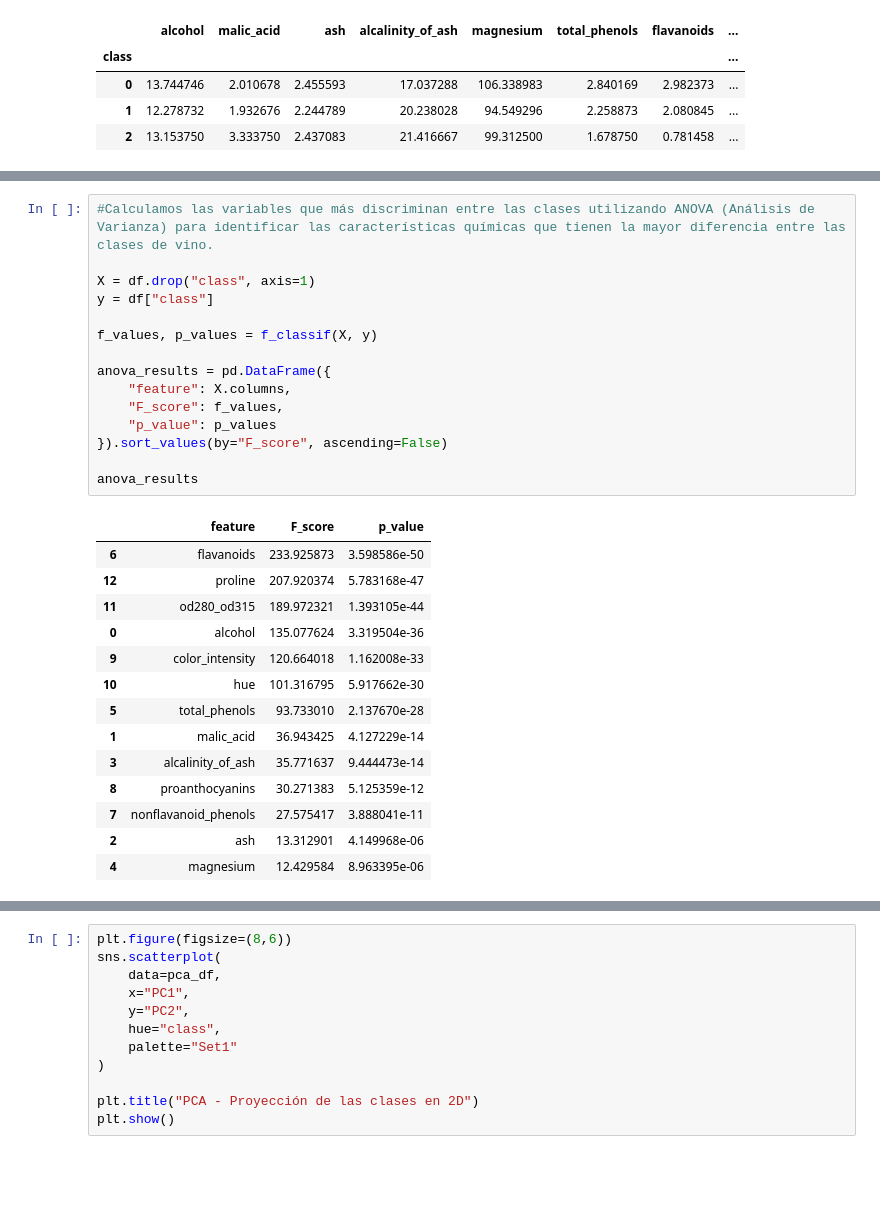
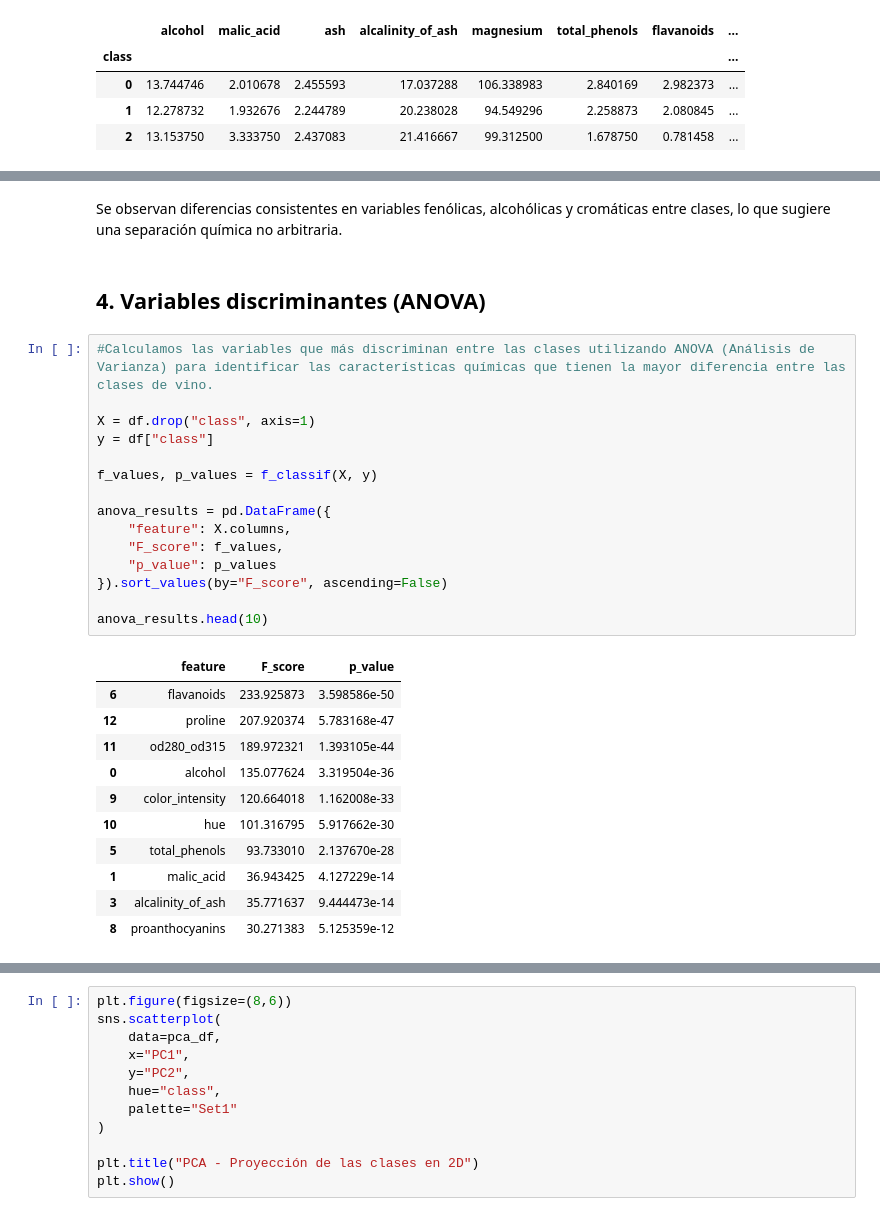
Before and after one commit to LautaroDA2205/Wine-ML, a Jupyter notebook: notebooks/02_Wine_Profile.ipynb, the cells around one changed output, grey strips where cells are left out. Saved outputs shown, nothing was run; the diff lists cells and outputs as text; blank space fills up the shorter version.

```diff
--- a/notebooks/02_Wine_Profile.ipynb
+++ b/notebooks/02_Wine_Profile.ipynb
@@ -61,30 +47,31 @@ class_means.T
+# %% [markdown]
+Se observan diferencias consistentes en variables fenólicas, alcohólicas y cromáticas entre clases, lo que sugiere una separación química no arbitraria.
+# %% [markdown]
+## 4. Variables discriminantes (ANOVA)
 # %%
 #Calculamos las variables que más discriminan entre las clases utilizando ANOVA (Análisis de Varianza) para identificar las características químicas que tienen la mayor diferencia entre las clases de vino.
 
 X = df.drop("class", axis=1)
 y = df["class"]
 
 f_values, p_values = f_classif(X, y)
 
 anova_results = pd.DataFrame({
     "feature": X.columns,
     "F_score": f_values,
     "p_value": p_values
 }).sort_values(by="F_score", ascending=False)
 
-anova_results
+anova_results.head(10)
 # %% [output]
 |  | feature | F_score | p_value |
 | 6 | flavanoids | 233.925873 | 3.598586e-50 |
 | 12 | proline | 207.920374 | 5.783168e-47 |
 | 11 | od280_od315 | 189.972321 | 1.393105e-44 |
 | 0 | alcohol | 135.077624 | 3.319504e-36 |
 | 9 | color_intensity | 120.664018 | 1.162008e-33 |
 | 10 | hue | 101.316795 | 5.917662e-30 |
 | 5 | total_phenols | 93.733010 | 2.137670e-28 |
 | 1 | malic_acid | 36.943425 | 4.127229e-14 |
 | 3 | alcalinity_of_ash | 35.771637 | 9.444473e-14 |
 | 8 | proanthocyanins | 30.271383 | 5.125359e-12 |
-| 7 | nonflavanoid_phenols | 27.575417 | 3.888041e-11 |
-| 2 | ash | 13.312901 | 4.149968e-06 |
-| 4 | magnesium | 12.429584 | 8.963395e-06 |
```
Also changed, not shown: parts of 28 cells of this notebook, 4 other files.
